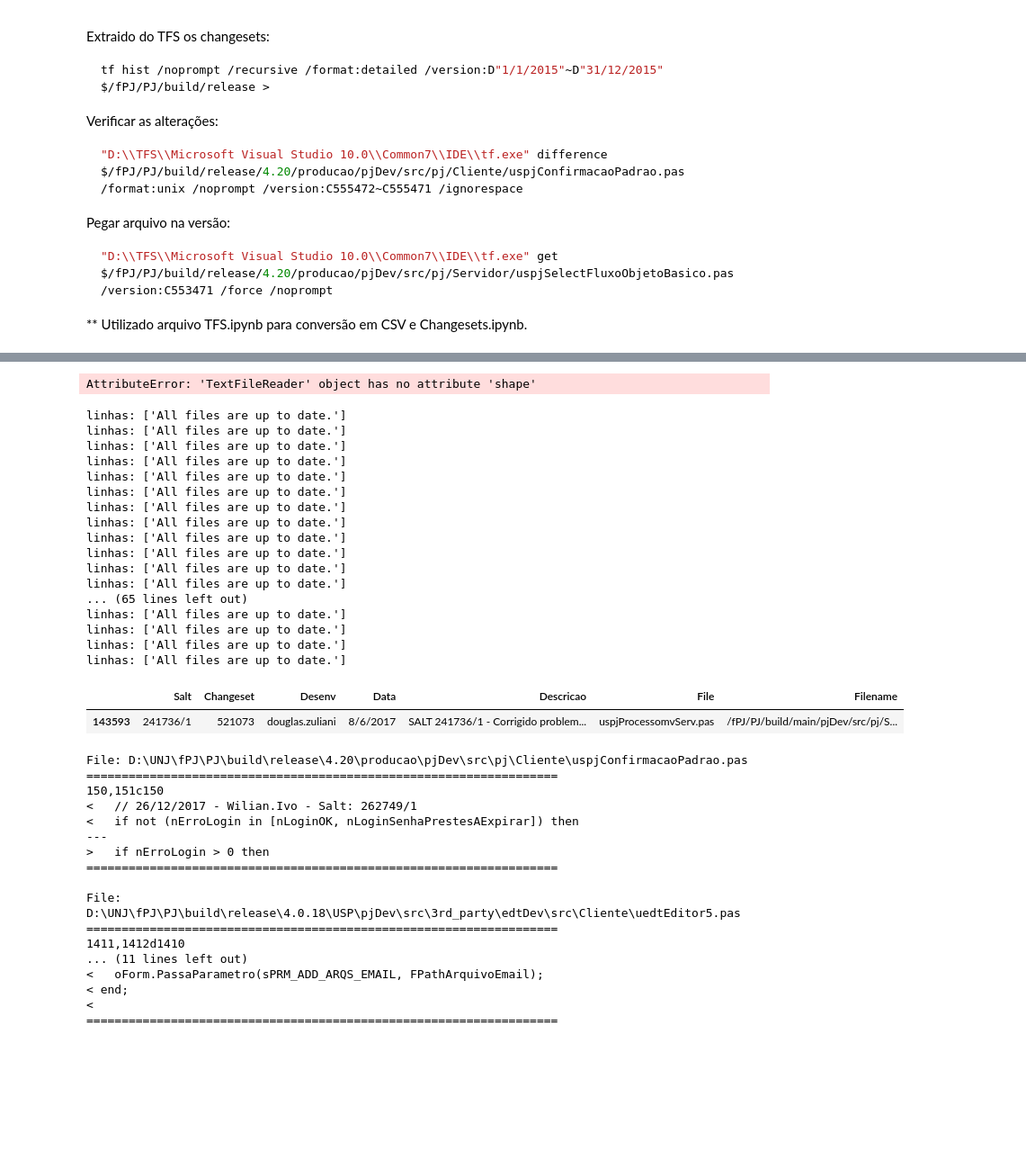
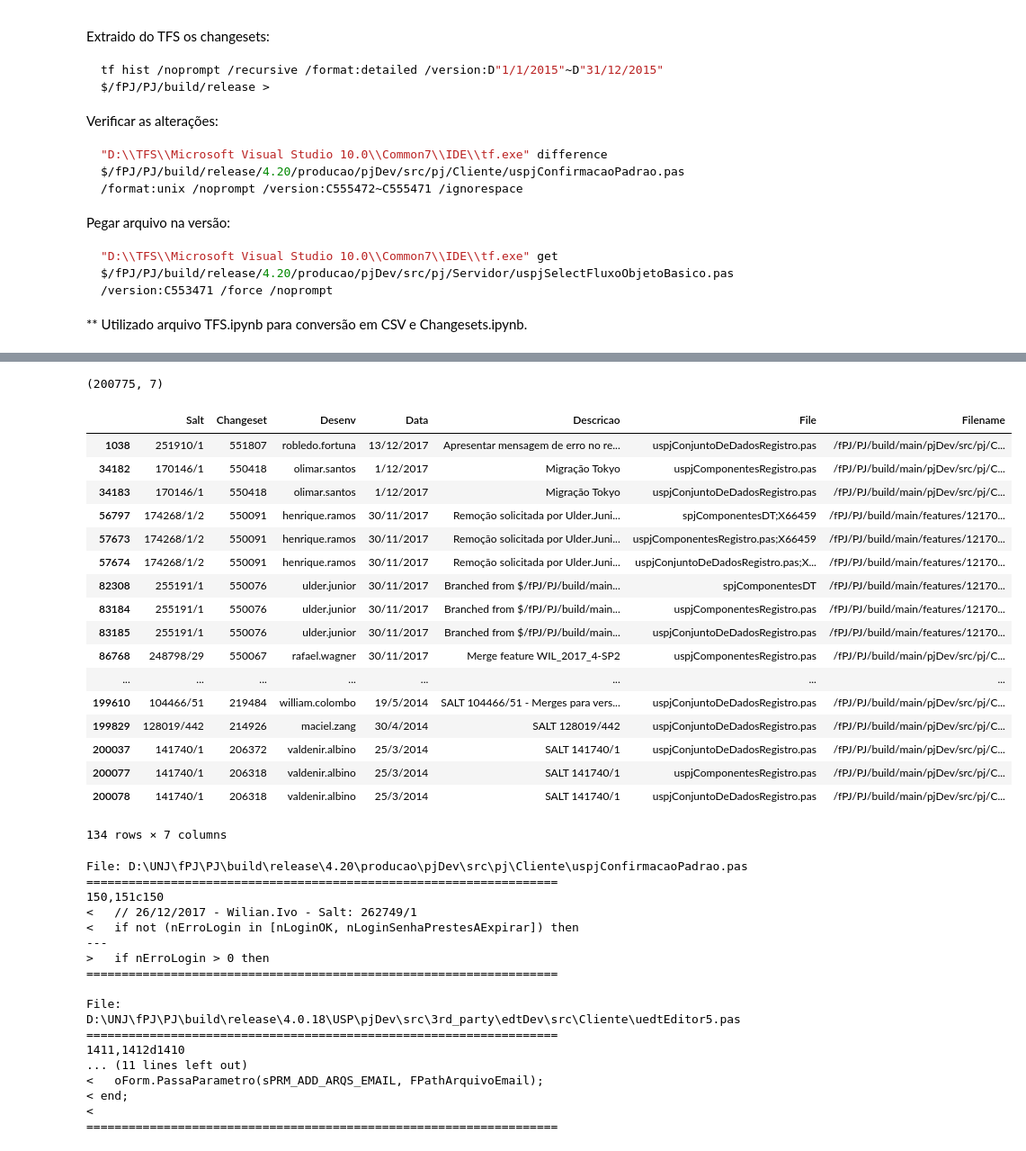
Before and after one commit to wilianselzlein/Metricas, a Jupyter notebook: Metodos.ipynb, the cells around one changed output, grey strips where cells are left out. Shown at 90% size. Cells and saved outputs as stored; diff of their text form; code cells hidden in the pictures; blank space fills up the shorter version.

```diff
--- a/Metodos.ipynb
+++ b/Metodos.ipynb
@@ -30,5 +30,4 @@ arquivos = ['C:\\temp\\main_changeset.csv']
 TFS = '"D:\\\TFS\\\Microsoft Visual Studio 10.0\\\Common7\\\IDE\\\\tf.exe"'
 # %%
 dfChangesets = pd.read_csv(arquivos[0], encoding='ISO-8859-1', delimiter=';', header=None,
-                           names= ["Salt", "Changeset", "Desenv", "Data", "Descricao", "File", "Filename"],
-                           chunksize=20000, iterator=True)
+                           names= ["Salt", "Changeset", "Desenv", "Data", "Descricao", "File", "Filename"]) #,chunksize=20000, iterator=True)
@@ -38,18 +51,22 @@ for chunk in dfChangesets:
 # %%
 dfChangesets.shape
 # %% [output]
-AttributeError: 'TextFileReader' object has no attribute 'shape'
+(200775, 7)
 # %%
 #for index, row in dfChangesets[(dfChangesets.Salt == '247275/4')].iterrows():
 #for index, row in dfChangesets[(dfChangesets.Salt == '260601/1')].iterrows():
 #for index, row in dfChangesets[(dfChangesets.Salt == '241736/1')].iterrows():
 #for index, row in dfChangesets[(dfChangesets.Salt == 'Defect 120562')].iterrows():
 #for index, row in dfChangesets[(dfChangesets.Salt == '1/1')].iterrows():
-chunk_iter = 0
-for chunk in dfChangesets:
+
+#chunk_iter = 0
+#for chunk in dfChangesets:
+#caminhos = ['spjConsultas']
+for caminho in caminhos:
     geral = {'NOME':[],'SALT':[],'CHANGESET':[],'DESENV':[],'ARQUIVO':[]}
     metodos = []
-    for index, row in chunk.iterrows():
+    for index, row in dfChangesets[(dfChangesets.Filename.str.contains(caminho))].iterrows():
+    #for index, row in dfChangesets[(dfChangesets.Salt == '221124/1')].iterrows():
         if row['File'][-3:] != 'pas':
             continue
         #print (row)
@@ -64,9 +81,9 @@ for chunk in dfChangesets:
                 for linha in linhas:
                     nome = metodo(arquivo, int(linha))
                     if nome != '':
-                        if not (nome in metodos):
+                        if not ([nome, arquivo] in metodos):
                             metodos.append([nome, arquivo])
-                        #print (nome)
+                            #print (nome)
         for nome, arquivo in metodos:
             #print (nome)
             geral['NOME'].append(nome)
@@ -76,32 +93,33 @@ for chunk in dfChangesets:
             geral['ARQUIVO'].append(arquivo)
 
     data_frame = pd.DataFrame.from_dict(geral, dtype=object)
-    data_frame.to_csv(path_or_buf='nome'+str(chunk_iter)+'.csv', index=False)
-    chunk_iter += 1
-    #print (geral
+    data_frame.to_csv(path_or_buf=str(caminho)+'.csv', index=False)
+    #data_frame.to_csv(path_or_buf='nome'+str(chunk_iter)+'.csv', index=False)
+    #chunk_iter += 1
+    print (caminho, data_frame.shape)
-# %% [output]
-linhas: ['All files are up to date.']
-linhas: ['All files are up to date.']
-linhas: ['All files are up to date.']
-linhas: ['All files are up to date.']
-linhas: ['All files are up to date.']
-linhas: ['All files are up to date.']
-linhas: ['All files are up to date.']
-linhas: ['All files are up to date.']
-linhas: ['All files are up to date.']
-linhas: ['All files are up to date.']
-linhas: ['All files are up to date.']
-linhas: ['All files are up to date.']
-... (65 lines left out)
-linhas: ['All files are up to date.']
-linhas: ['All files are up to date.']
-linhas: ['All files are up to date.']
-linhas: ['All files are up to date.']
-# %%
-dfChangesets[(dfChangesets.Salt == '241736/1')]
-# %% [output]
-|  | Salt | Changeset | Desenv | Data | Descricao | File | Filename |
-| 143593 | 241736/1 | 521073 | douglas.zuliani | 8/6/2017 | SALT 241736/1 - Corrigido problem... | uspjProcessomvServ.pas | /fPJ/PJ/build/main/pjDev/src/pj/S... |
+# %%
+#dfChangesets[(dfChangesets.Salt == '241736/1')]
+#dfChangesets[(dfChangesets.Filename.str.contains('/fPJ/PJ/build/main/pjDev/src/pj/Servidor'))]
+dfChangesets[(dfChangesets.Filename.str.contains('spjComponentesDT'))]
+# %% [output]
+|  | Salt | Changeset | Desenv | Data | Descricao | File | Filename |
+| 1038 | 251910/1 | 551807 | robledo.fortuna | 13/12/2017 | Apresentar mensagem de erro no re... | uspjConjuntoDeDadosRegistro.pas | /fPJ/PJ/build/main/pjDev/src/pj/C... |
+| 34182 | 170146/1 | 550418 | olimar.santos | 1/12/2017 | Migração Tokyo | uspjComponentesRegistro.pas | /fPJ/PJ/build/main/pjDev/src/pj/C... |
+| 34183 | 170146/1 | 550418 | olimar.santos | 1/12/2017 | Migração Tokyo | uspjConjuntoDeDadosRegistro.pas | /fPJ/PJ/build/main/pjDev/src/pj/C... |
+| 56797 | 174268/1/2 | 550091 | henrique.ramos | 30/11/2017 | Remoção solicitada por Ulder.Juni... | spjComponentesDT;X66459 | /fPJ/PJ/build/main/features/12170... |
+| 57673 | 174268/1/2 | 550091 | henrique.ramos | 30/11/2017 | Remoção solicitada por Ulder.Juni... | uspjComponentesRegistro.pas;X66459 | /fPJ/PJ/build/main/features/12170... |
+| 57674 | 174268/1/2 | 550091 | henrique.ramos | 30/11/2017 | Remoção solicitada por Ulder.Juni... | uspjConjuntoDeDadosRegistro.pas;X... | /fPJ/PJ/build/main/features/12170... |
+| 82308 | 255191/1 | 550076 | ulder.junior | 30/11/2017 | Branched from $/fPJ/PJ/build/main... | spjComponentesDT | /fPJ/PJ/build/main/features/12170... |
+| 83184 | 255191/1 | 550076 | ulder.junior | 30/11/2017 | Branched from $/fPJ/PJ/build/main... | uspjComponentesRegistro.pas | /fPJ/PJ/build/main/features/12170... |
+| 83185 | 255191/1 | 550076 | ulder.junior | 30/11/2017 | Branched from $/fPJ/PJ/build/main... | uspjConjuntoDeDadosRegistro.pas | /fPJ/PJ/build/main/features/12170... |
+| 86768 | 248798/29 | 550067 | rafael.wagner | 30/11/2017 | Merge feature WIL_2017_4-SP2 | uspjComponentesRegistro.pas | /fPJ/PJ/build/main/pjDev/src/pj/C... |
+| ... | ... | ... | ... | ... | ... | ... | ... |
+| 199610 | 104466/51 | 219484 | william.colombo | 19/5/2014 | SALT 104466/51 - Merges para vers... | uspjConjuntoDeDadosRegistro.pas | /fPJ/PJ/build/main/pjDev/src/pj/C... |
+| 199829 | 128019/442 | 214926 | maciel.zang | 30/4/2014 | SALT 128019/442 | uspjConjuntoDeDadosRegistro.pas | /fPJ/PJ/build/main/pjDev/src/pj/C... |
+| 200037 | 141740/1 | 206372 | valdenir.albino | 25/3/2014 | SALT 141740/1 | uspjConjuntoDeDadosRegistro.pas | /fPJ/PJ/build/main/pjDev/src/pj/C... |
+| 200077 | 141740/1 | 206318 | valdenir.albino | 25/3/2014 | SALT 141740/1 | uspjComponentesRegistro.pas | /fPJ/PJ/build/main/pjDev/src/pj/C... |
+| 200078 | 141740/1 | 206318 | valdenir.albino | 25/3/2014 | SALT 141740/1 | uspjConjuntoDeDadosRegistro.pas | /fPJ/PJ/build/main/pjDev/src/pj/C... |
+134 rows × 7 columns
 # %%
 df = pd.DataFrame(geral)
 df.to_csv('C:\\temp\\geral.csv', index=False, header=False, encoding ='ISO-8859-1', sep=';')
```
Also changed, not shown: parts of 2 cells of this notebook.
